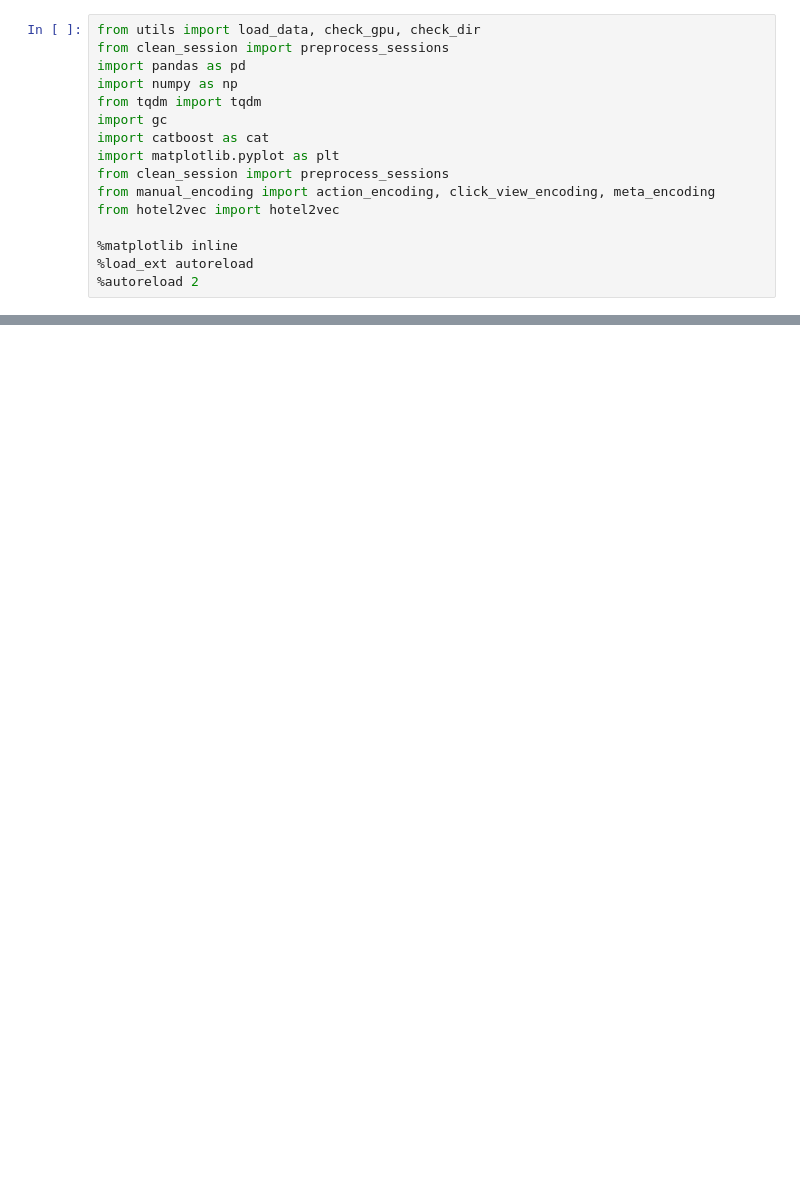
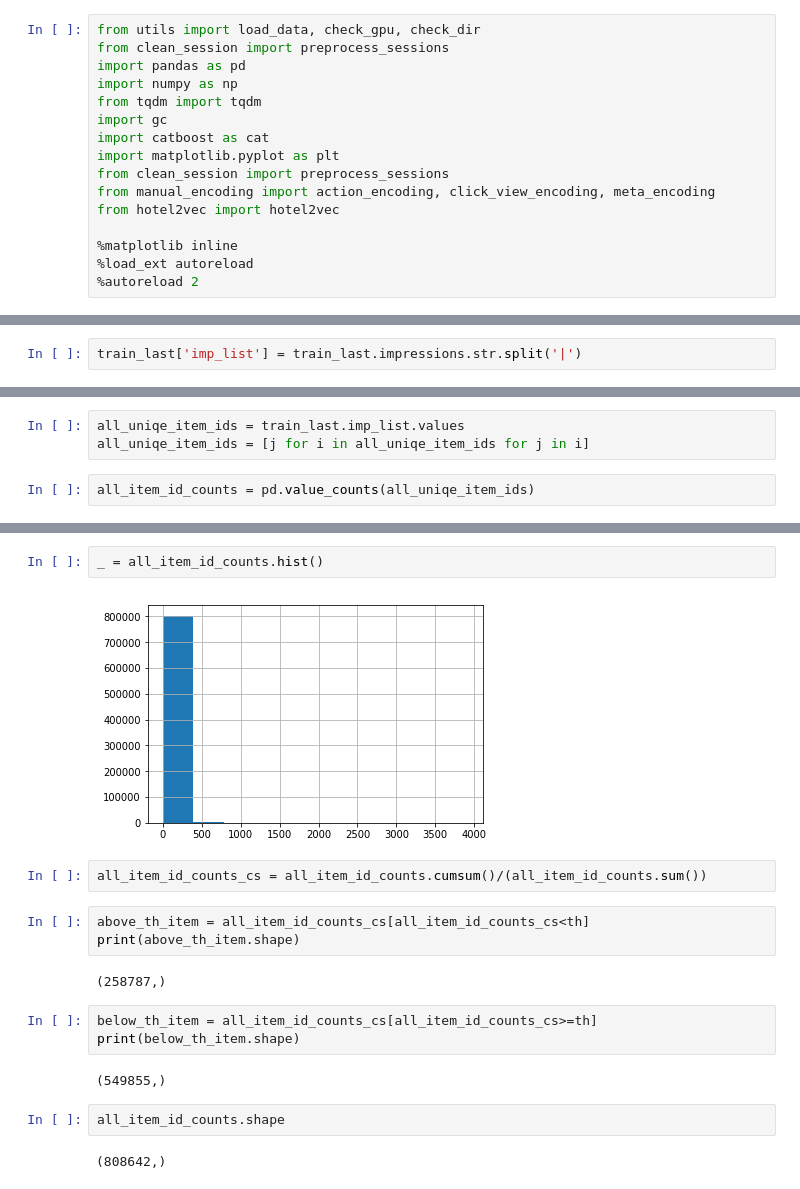
Before and after one commit to samshipengs/naps, a Jupyter notebook: playground.ipynb, the cells around one changed output, grey strips where cells are left out. Drawn from its saved outputs; the diff is of its cells as text; blank space fills up the shorter version.

```diff
--- a/playground.ipynb
+++ b/playground.ipynb
@@ -300,0 +133,2 @@ for trn_ind, val_ind in skf.split(sids, sids):
+# %%
+train_last['imp_list'] = train_last.impressions.str.split('|')
@@ -300,0 +170,5 @@ for trn_ind, val_ind in skf.split(sids, sids):
+# %%
+all_uniqe_item_ids = train_last.imp_list.values
+all_uniqe_item_ids = [j for i in all_uniqe_item_ids for j in i]
+# %%
+all_item_id_counts = pd.value_counts(all_uniqe_item_ids)
@@ -300,0 +184,20 @@ for trn_ind, val_ind in skf.split(sids, sids):
+# %%
+_ = all_item_id_counts.hist()
+# %% [output]
+[figure, added]
+# %%
+all_item_id_counts_cs = all_item_id_counts.cumsum()/(all_item_id_counts.sum())
+# %%
+above_th_item = all_item_id_counts_cs[all_item_id_counts_cs<th]
+print(above_th_item.shape)
+# %% [output]
+(258787,)
+# %%
+below_th_item = all_item_id_counts_cs[all_item_id_counts_cs>=th]
+print(below_th_item.shape)
+# %% [output]
+(549855,)
+# %%
+all_item_id_counts.shape
+# %% [output]
+(808642,)
```
Also changed, not shown: parts of 95 cells of this notebook, 1 other file.
